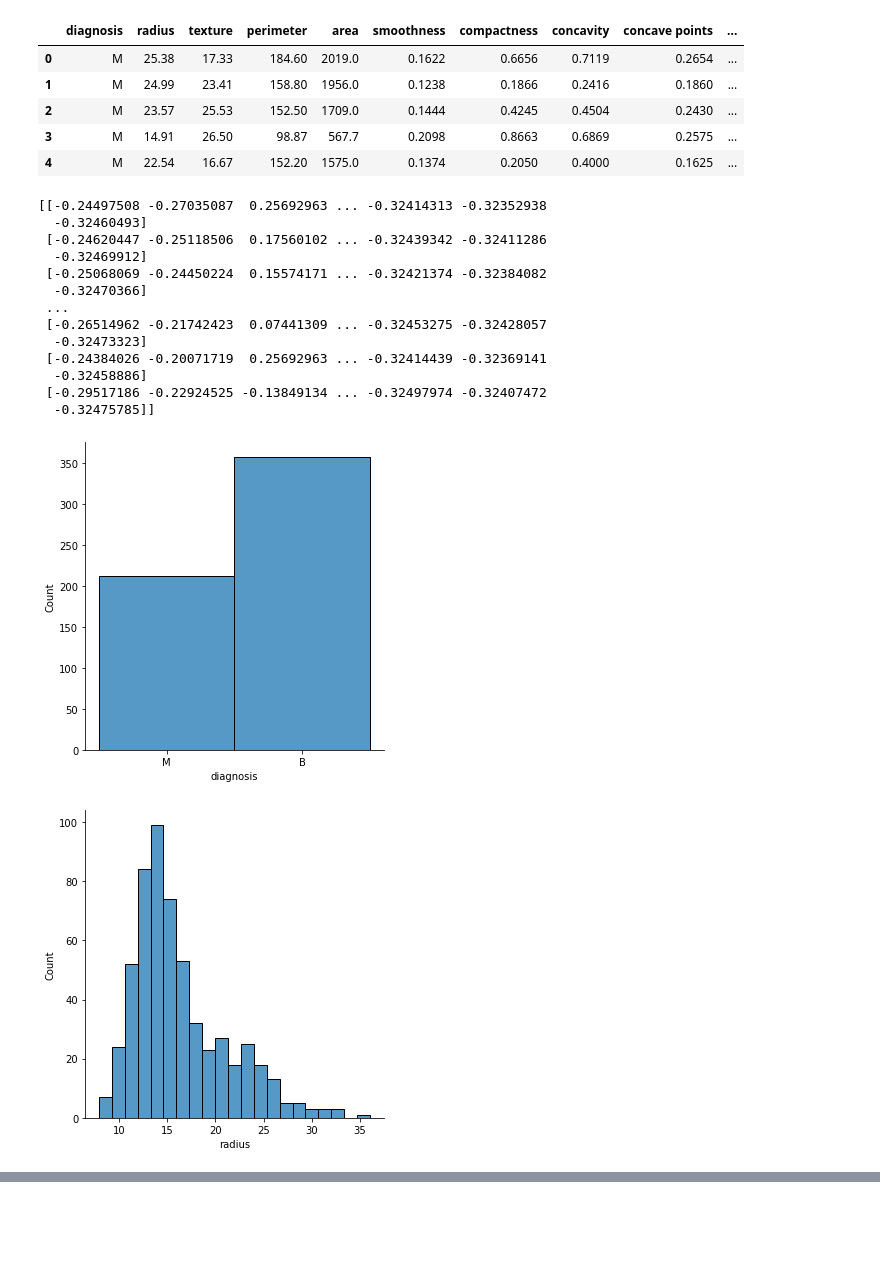
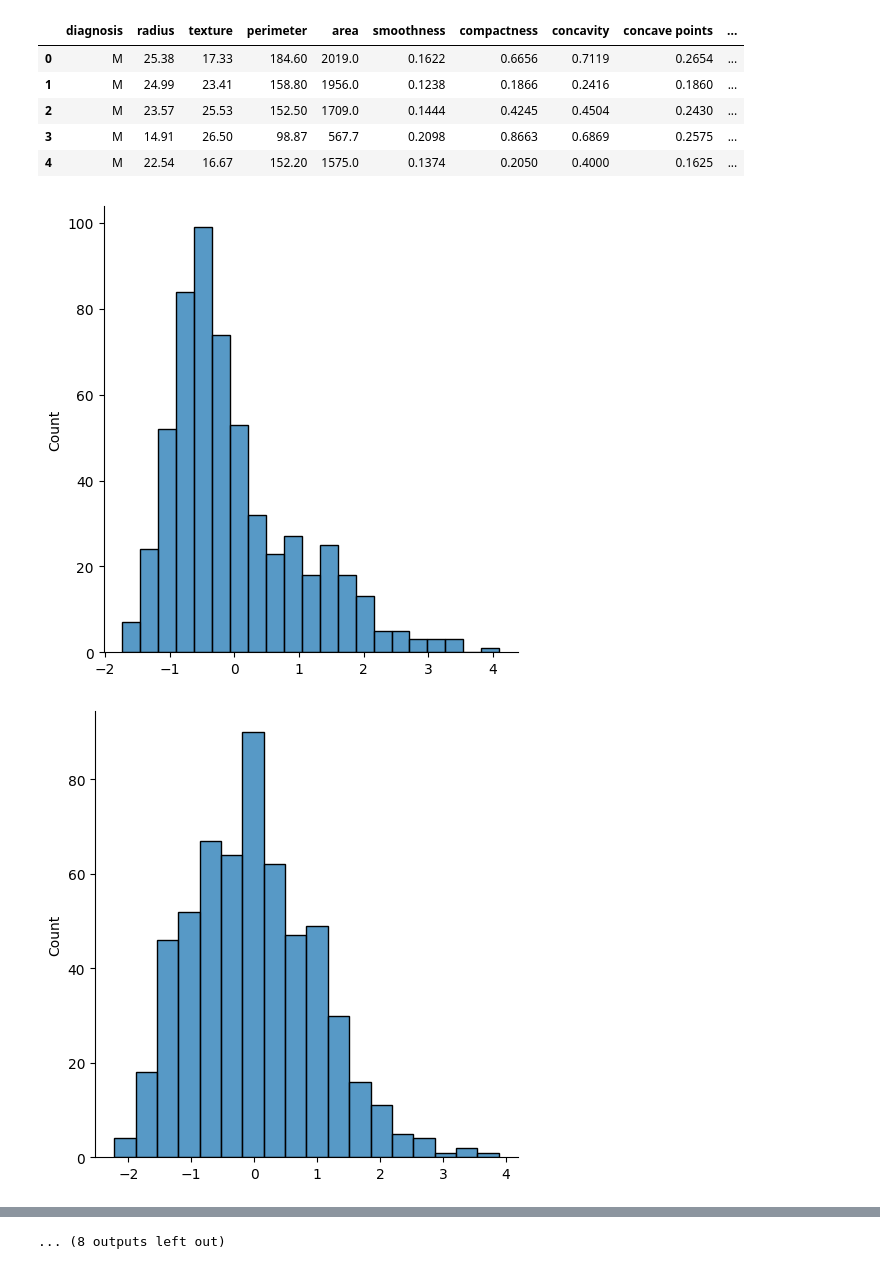
Before and after one commit to zapper-95/WDBC-ML, a Jupyter notebook: joe's_notebook.ipynb, the cells around one changed output, grey strips where cells are left out. Cells and saved outputs as stored; diff of their text form; code cells hidden in the pictures; blank space fills up the shorter version.

Commit message:
data has been standardised

```diff
--- a/joe's_notebook.ipynb
+++ b/joe's_notebook.ipynb
@@ -16,31 +16,26 @@ wc.head()
 | 4 | M | 22.54 | 16.67 | 152.20 | 1575.0 | 0.1374 | 0.2050 | 0.4000 | 0.1625 | ... |
 # %%
 import seaborn as sns
-X_raw = wc.iloc[:, -10:].values # training data is the last ten elements
+import numpy as np
+X_raw = wc.iloc[:, -10:].values # training data is the last ten features
 y_raw = wc.iloc[:, 0].values
 y = [1 if i == "M" else 0 for i in y_raw]
 
 #x_norm = (X - X.min()) / (X.max() - X.min())
 #X_norm = (X - X.min()) / (X.max() - X.min()) #min max normalisation
 #x_norm = (x - x.mean()) / (x.max() - x.min()) #mean normalisation
 X = (X_raw - X_raw.mean()) / X_raw.std() #standardization - must follow a gaussian distribution
 
-print(X)
+np_X_raw = np.array(X_raw)
+scaler = sklearn.preprocessing.StandardScaler().fit(np_X_raw)
+X_scaled = scaler.transform(np_X_raw)
+for column in X_scaled.T:
+    sns.displot(column)
+
 for column in column_names:
     sns.displot(wc.loc[:, column])
+
+plt.close()
 # %% [output]
-[[-0.24497508 -0.27035087  0.25692963 ... -0.32414313 -0.32352938
-  -0.32460493]
- [-0.24620447 -0.25118506  0.17560102 ... -0.32439342 -0.32411286
-  -0.32469912]
- [-0.25068069 -0.24450224  0.15574171 ... -0.32421374 -0.32384082
-  -0.32470366]
- ...
- [-0.26514962 -0.21742423  0.07441309 ... -0.32453275 -0.32428057
-  -0.32473323]
- [-0.24384026 -0.20071719  0.25692963 ... -0.32414439 -0.32369141
-  -0.32458886]
- [-0.29517186 -0.22924525 -0.13849134 ... -0.32497974 -0.32407472
-  -0.32475785]]
-[figure, old version]
+[figure, new version]
-[figure, old version]
+[figure, new version]
@@ -56,3 +52,4 @@ for column in column_names:
+... (8 outputs left out)
 # %%
 import matplotlib.pyplot as plt
 from sklearn.linear_model import LinearRegression
```
Also changed, not shown: parts of 2 cells of this notebook.
